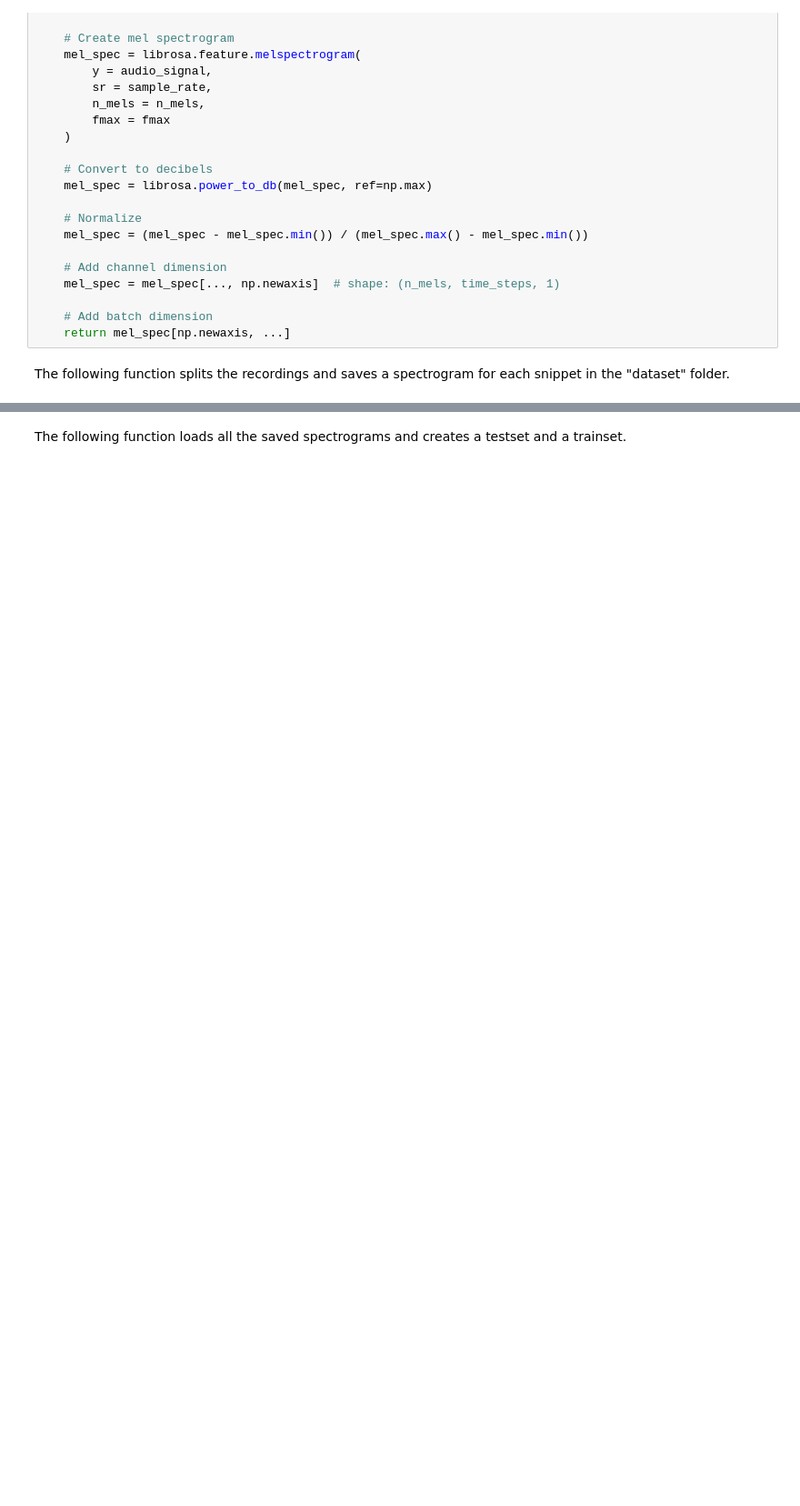
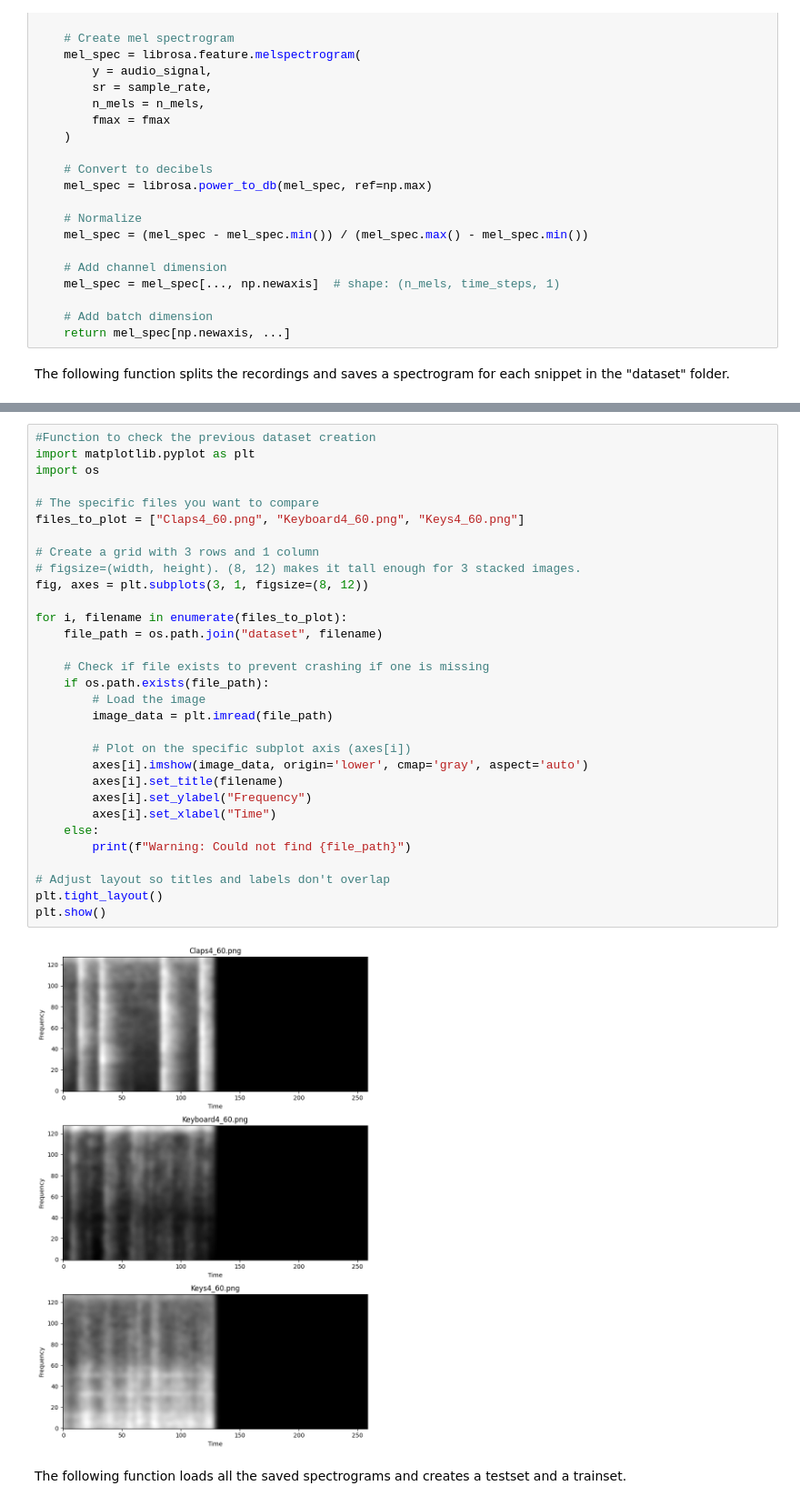
Before and after one commit to pedmur/AIS7, a Jupyter notebook: FinalAssignment/Jetsound.ipynb, the cells around one changed output, grey strips where cells are left out. Shown at 91% size. Drawn from its saved outputs; the diff is of its cells as text; blank space fills up the shorter version.

```diff
--- a/FinalAssignment/Jetsound.ipynb
+++ b/FinalAssignment/Jetsound.ipynb
@@ -141,3 +150,36 @@ Done! Saved 450 spectrogram images to 'dataset'
+# %%
+#Function to check the previous dataset creation
+import matplotlib.pyplot as plt
+import os
+
+# The specific files you want to compare
+files_to_plot = ["Claps4_60.png", "Keyboard4_60.png", "Keys4_60.png"]
+
+# Create a grid with 3 rows and 1 column
+# figsize=(width, height). (8, 12) makes it tall enough for 3 stacked images.
+fig, axes = plt.subplots(3, 1, figsize=(8, 12))
+
+for i, filename in enumerate(files_to_plot):
+    file_path = os.path.join("dataset", filename)
+
+    # Check if file exists to prevent crashing if one is missing
+    if os.path.exists(file_path):
+        # Load the image
+        image_data = plt.imread(file_path)
+
+        # Plot on the specific subplot axis (axes[i])
+        axes[i].imshow(image_data, origin='lower', cmap='gray', aspect='auto')
+        axes[i].set_title(filename)
+        axes[i].set_ylabel("Frequency")
+        axes[i].set_xlabel("Time")
+    else:
+        print(f"Warning: Could not find {file_path}")
+
+# Adjust layout so titles and labels don't overlap
+plt.tight_layout()
+plt.show()
+# %% [output]
+[figure, added]
 # %% [markdown]
 The following function loads all the saved spectrograms and creates a testset and a trainset.
 # %%
```
Also changed, not shown: parts of 7 cells of this notebook.
